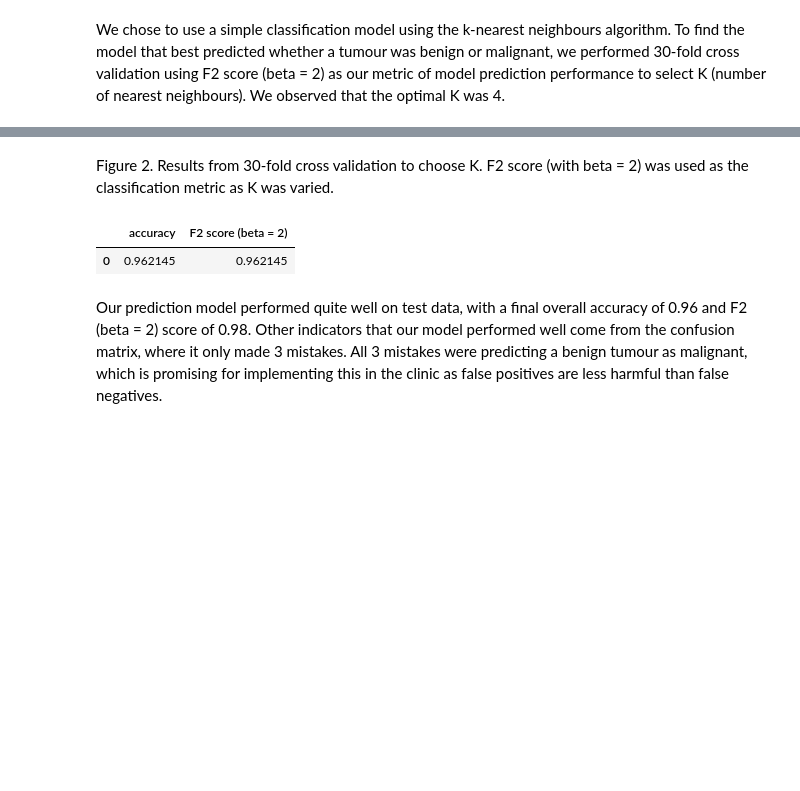
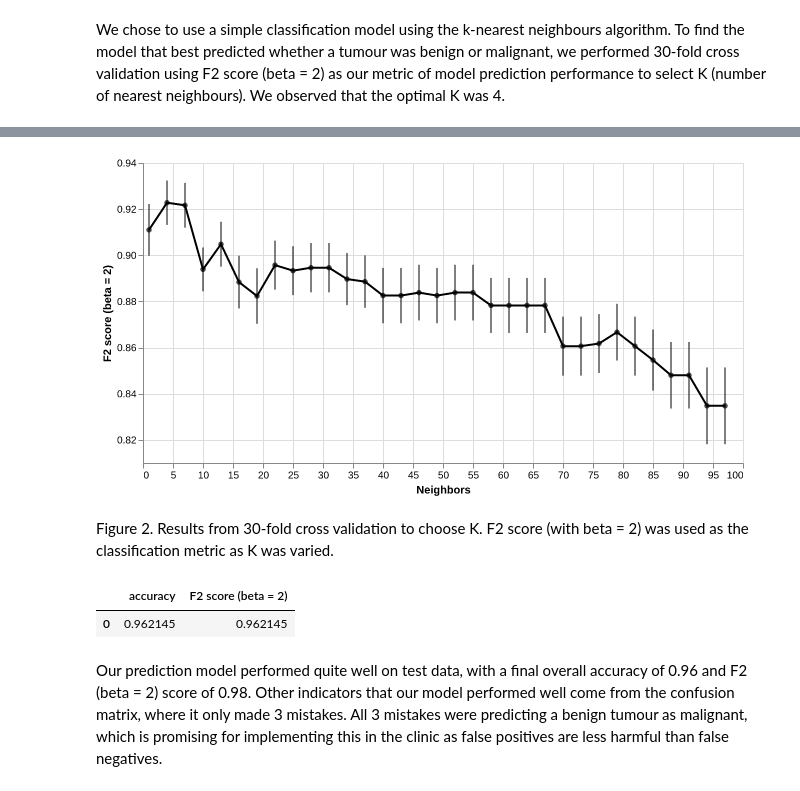
Before and after one commit to FixML/breast_cancer_predictor_py, a Jupyter notebook: src/breast_cancer_predictor_report.ipynb, the cells around one changed output, grey strips where cells are left out. Saved outputs shown, nothing was run; the diff lists cells and outputs as text; code cells hidden in the pictures; blank space fills up the shorter version.

```diff
--- a/src/breast_cancer_predictor_report.ipynb
+++ b/src/breast_cancer_predictor_report.ipynb
@@ -240,27 +39,14 @@ line_n_point + line_n_point.mark_circle(color='black') + error_bar
+# %%
+display.Image("../results/figures/cancer_choose_k.png")
+# %% [output]
+[figure, added]
 # %% [markdown]
 Figure 2. Results from 30-fold cross validation to choose K. F2 score (with beta = 2) was used as the classification metric as K was varied.
-# %%
-# Compute accuracy
-accuracy = cancer_fit.score(
-    cancer_test.drop(columns=["class"]),
-    cancer_test["class"]
-)
-
-# Compute F2 score (beta = 2)
-cancer_preds = cancer_test.assign(
-    predicted=cancer_fit.predict(cancer_test)
-)
-f2_beta_2_score = fbeta_score(
-    cancer_preds['class'],
-    cancer_preds['predicted'],
-    beta=2,
-    pos_label='Malignant'
-)
-
-pd.DataFrame({'accuracy': [accuracy], 'F2 score (beta = 2)': [f2_beta_2_score]})
-# %% [output]
-|  | accuracy | F2 score (beta = 2) |
-| 0 | 0.962145 | 0.962145 |
+# %%
+pd.read_csv("../results/tables/test_scores.csv")
+# %% [output]
+|  | accuracy | F2 score (beta = 2) |
+| 0 | 0.962145 | 0.962145 |
 # %% [markdown]
 Our prediction model performed quite well on test data, with a final overall accuracy of 0.96 and F2 (beta = 2) score of 0.98. Other indicators that our model performed well come from the confusion matrix, where it only made 3 mistakes. All 3 mistakes were predicting a benign tumour as malignant, which is promising for implementing this in the clinic as false positives are less harmful than false negatives.
 # %% [markdown]
```
Also changed, not shown: parts of 16 cells of this notebook, 3 other files.
